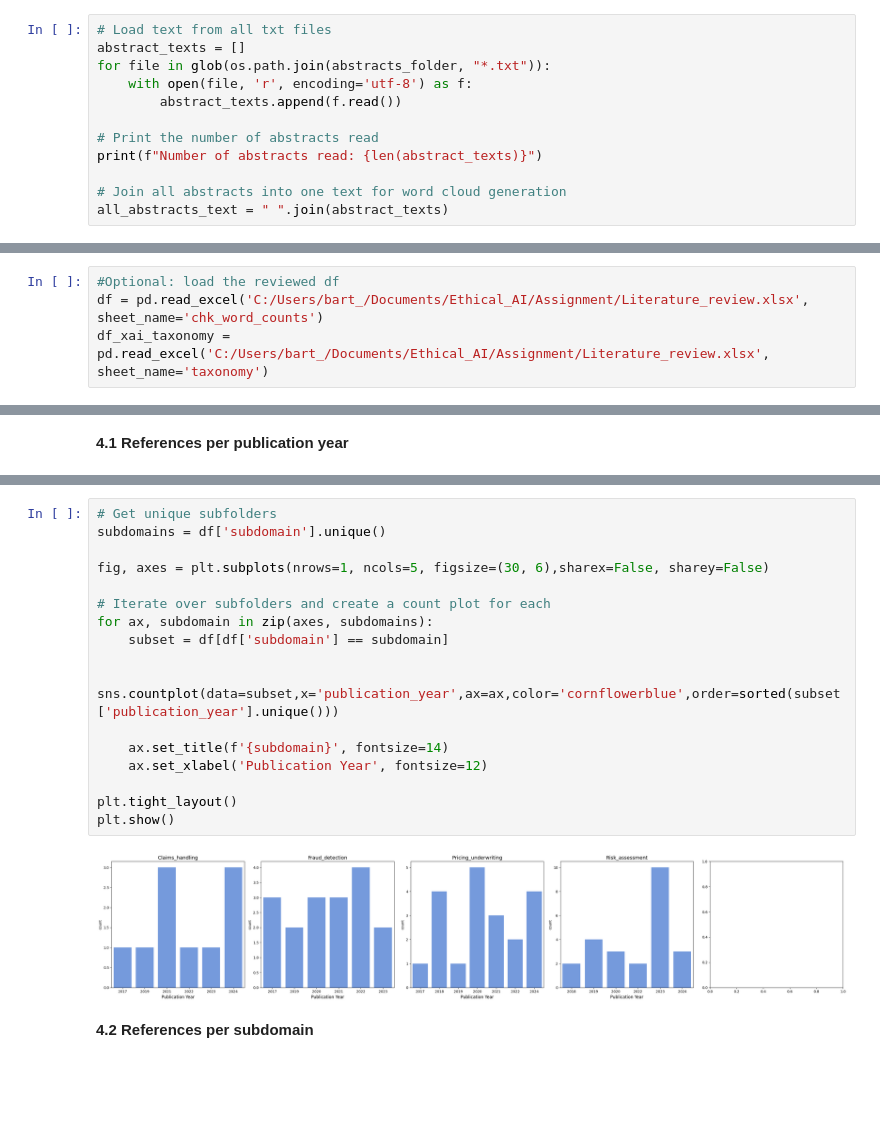
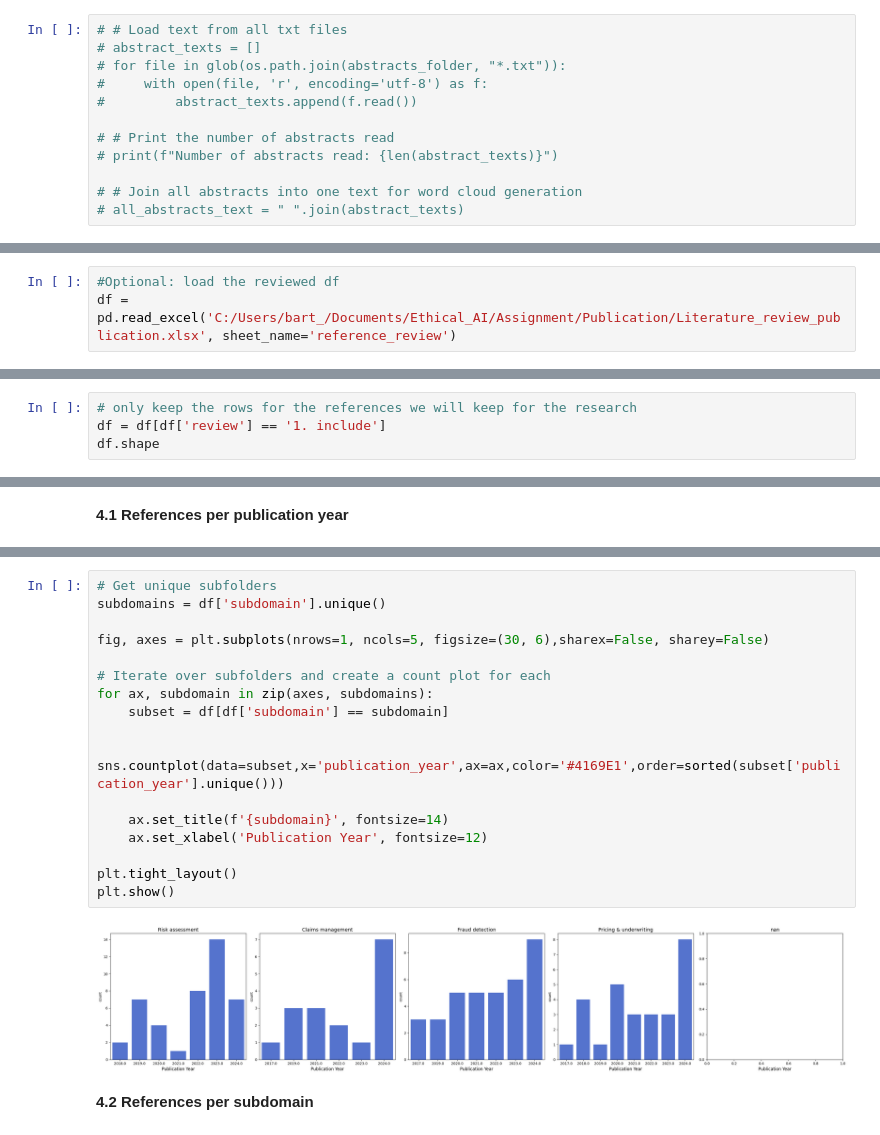
Before and after one commit to bart-custers/research_paper_AI_insurance, a Jupyter notebook: notebooks/Research_paper_XAI_insurance.ipynb, the cells around one changed output, grey strips where cells are left out. Saved outputs shown, nothing was run; the diff lists cells and outputs as text; blank space fills up the shorter version.

Commit message:
update publication

```diff
--- a/notebooks/Research_paper_XAI_insurance.ipynb
+++ b/notebooks/Research_paper_XAI_insurance.ipynb
@@ -25,14 +25,14 @@ pdf_folder = 'C:/Users/bart_/Documents/Ethical_AI/Assignment/Literature'
 # %% [markdown]
 ### **2. Create word cloud**
 # %%
-# Load text from all txt files
-abstract_texts = []
-for file in glob(os.path.join(abstracts_folder, "*.txt")):
-    with open(file, 'r', encoding='utf-8') as f:
-        abstract_texts.append(f.read())
+# # Load text from all txt files
+# abstract_texts = []
+# for file in glob(os.path.join(abstracts_folder, "*.txt")):
+#     with open(file, 'r', encoding='utf-8') as f:
+#         abstract_texts.append(f.read())
 
-# Print the number of abstracts read
-print(f"Number of abstracts read: {len(abstract_texts)}")
+# # Print the number of abstracts read
+# print(f"Number of abstracts read: {len(abstract_texts)}")
 
-# Join all abstracts into one text for word cloud generation
-all_abstracts_text = " ".join(abstract_texts)
+# # Join all abstracts into one text for word cloud generation
+# all_abstracts_text = " ".join(abstract_texts)
@@ -156,7 +112,6 @@ df['XAI_used?'] = np.where(df[XAI_techniques].sum(axis=1) > 2,1,0)
 # %%
 #Optional: load the reviewed df
-df = pd.read_excel('C:/Users/bart_/Documents/Ethical_AI/Assignment/Literature_review.xlsx', sheet_name='chk_word_counts')
-df_xai_taxonomy = pd.read_excel('C:/Users/bart_/Documents/Ethical_AI/Assignment/Literature_review.xlsx', sheet_name='taxonomy')
+df = pd.read_excel('C:/Users/bart_/Documents/Ethical_AI/Assignment/Publication/Literature_review_publication.xlsx', sheet_name='reference_review')
 # %%
 df
 # %% [output]
@@ -181,0 +135,4 @@ df['XAI_used?'].sum()
+# %%
+# only keep the rows for the references we will keep for the research
+df = df[df['review'] == '1. include']
+df.shape
@@ -217,22 +176,22 @@ plt.show()
 # %%
 # Get unique subfolders
 subdomains = df['subdomain'].unique()
 
 fig, axes = plt.subplots(nrows=1, ncols=5, figsize=(30, 6),sharex=False, sharey=False)
 
 # Iterate over subfolders and create a count plot for each
 for ax, subdomain in zip(axes, subdomains):
     subset = df[df['subdomain'] == subdomain]
 
-    sns.countplot(data=subset,x='publication_year',ax=ax,color='cornflowerblue',order=sorted(subset['publication_year'].unique()))
+    sns.countplot(data=subset,x='publication_year',ax=ax,color='#4169E1',order=sorted(subset['publication_year'].unique()))
 
     ax.set_title(f'{subdomain}', fontsize=14)
     ax.set_xlabel('Publication Year', fontsize=12)
 
 plt.tight_layout()
 plt.show()
 # %% [output]
-[figure, old version]
+[figure, new version]
 # %% [markdown]
 **4.2 References per subdomain**
 # %%
```
Also changed, not shown: parts of 19 cells of this notebook.
